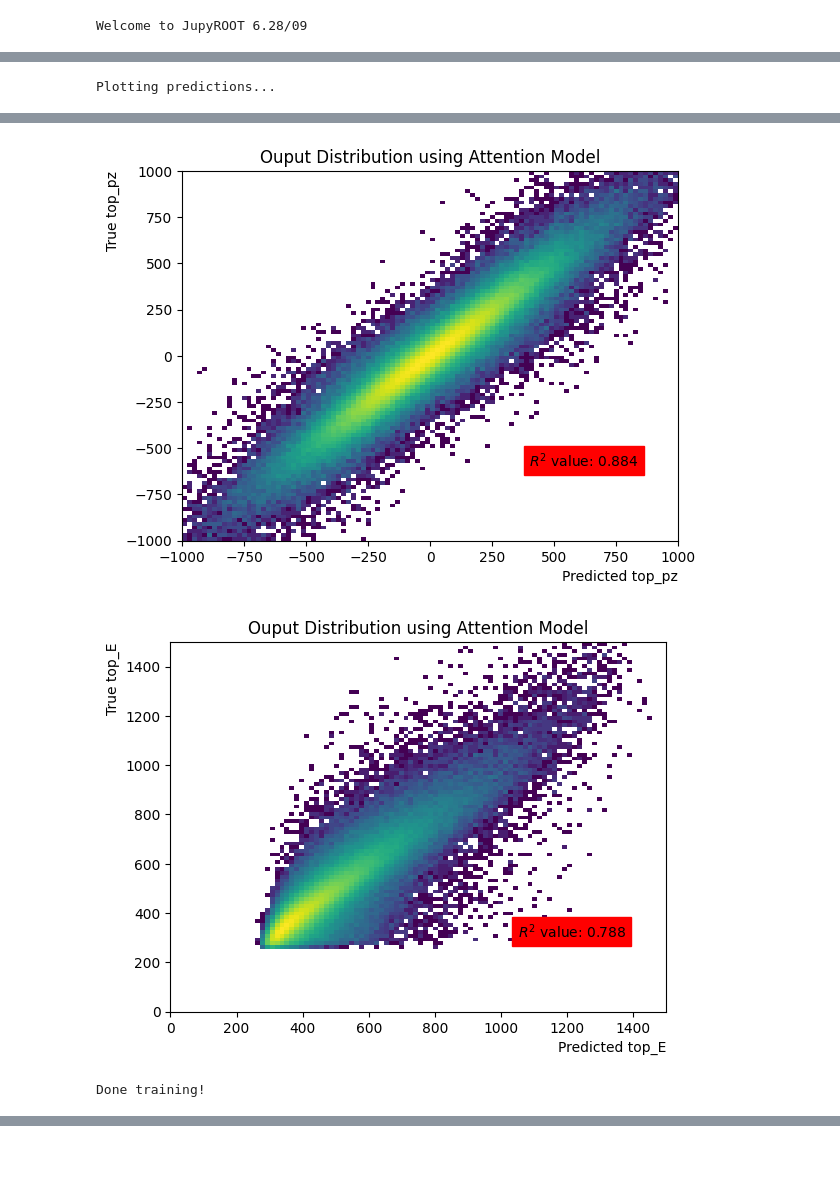
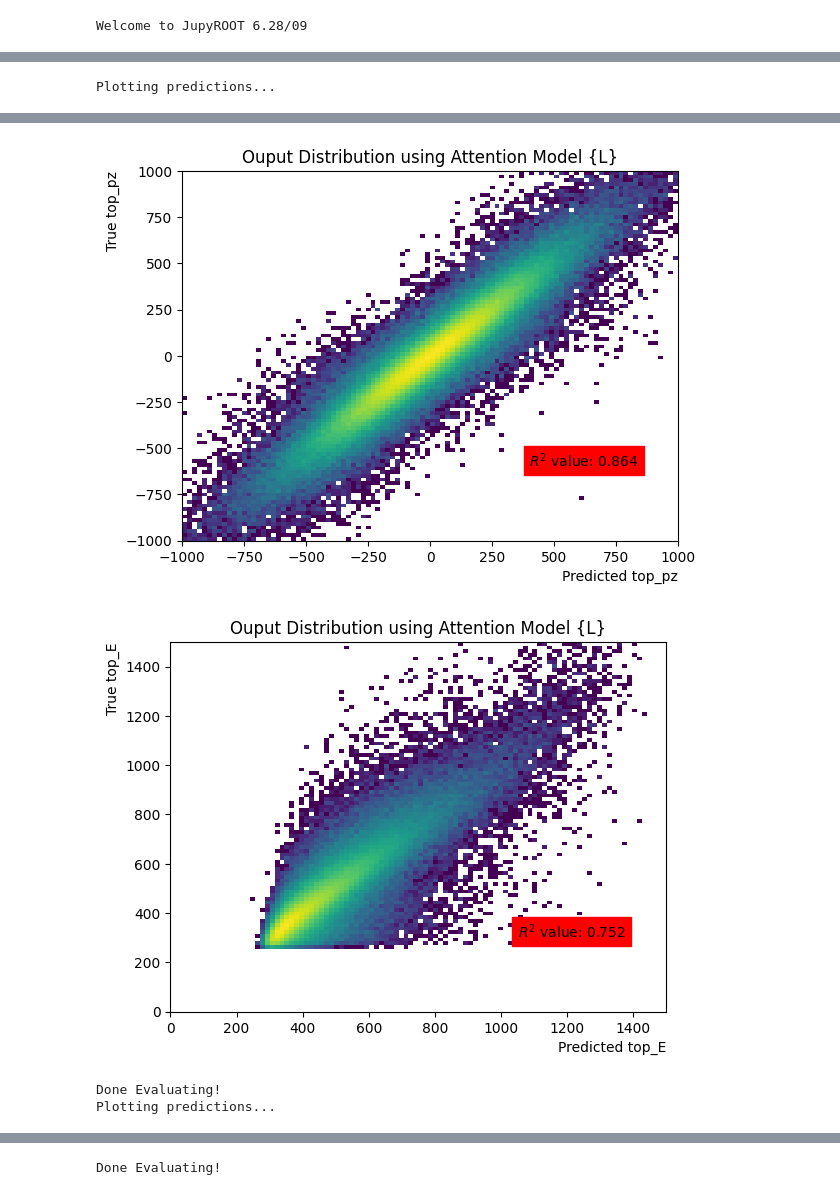
Before and after one commit to LukeV37/Top_Polarimetry, a Jupyter notebook: model/Eval.ipynb, the cells around one changed output, grey strips where cells are left out. Cells and saved outputs as stored; diff of their text form; code cells hidden in the pictures; blank space fills up the shorter version.

```diff
--- a/model/Eval.ipynb
+++ b/model/Eval.ipynb
@@ -28,39 +24,0 @@ analysis_type2 = "bottom"
-# %%
-def eval_plots(true_labels, predicted_labels, analysis_type):
-    if analysis_type=="bottom":
-        feats = ['bottom_px','bottom_py','bottom_pz']
-        ranges = [(-1,1),(-1,1),(-1,1)]
-    if analysis_type=="down":
-        feats = ['down_px','down_py','down_pz']
-        ranges = [(-1,1),(-1,1),(-1,1)]
-    if analysis_type=="top":
-        feats = ['top_px','top_py','top_pz','top_E']
-        ranges = [(-1000,1000),(-1000,1000),(-1000,1000),(0,1500)]
-    num_feats=len(feats)
-
-    print("Plotting predictions...")
-    for i in range(num_feats):
-        plt.figure()
-        plt.hist(np.ravel(true_labels[:,i]),histtype='step',color='r',label='True Distribution',bins=50,range=ranges[i])
-        plt.hist(np.ravel(predicted_labels[:,i]),histtype='step',color='b',label='Predicted Distribution',bins=50,range=ranges[i])
-        plt.title("Predicted Ouput Distribution using Attention Model")
-        plt.legend()
-        plt.yscale('log')
-        plt.xlabel(feats[i],loc='right')
-        #plt.savefig(out_dir+"/pred_1d_"+feats[i]+".png")
-        #plt.show()
-        plt.close()
-
-        plt.figure()
-        plt.title("Ouput Distribution using Attention Model")
-        plt.hist2d(np.ravel(predicted_labels[:,i]),np.ravel(true_labels[:,i]), bins=100,norm=mcolors.LogNorm(),range=(ranges[i],ranges[i]))
-        plt.xlabel('Predicted '+feats[i],loc='right')
-        plt.ylabel('True '+feats[i],loc='top')
-        diff = ranges[i][1] - ranges[i][0]
-        plt.text(ranges[i][1]-0.3*diff,ranges[i][0]+0.2*diff,"$R^2$ value: "+str(round(r2_score(np.ravel(predicted_labels[:,i]),np.ravel(true_labels[:,i])),3)),backgroundcolor='r',color='k')
-        #print("R^2 value: ", round(r2_score(predicted_labels[:,i],true_labels[:,i]),3))
-        #plt.savefig(out_dir+"/pred_2d_"+feats[i]+".png")
-        plt.show()
-        plt.close()
-
-    print("Done training!")
@@ -67,3 +31,4 @@ def eval_plots(true_labels, predicted_labels, analysis_type):
 # %%
-true_top, pred_top = eval_model(tag, in_data_top, in_model_top, out_dir, analysis_type1)
+true_top_L, pred_top_L = eval_model(L_eval_tag, in_data_L, in_model_top, "top")
+true_top_R, pred_top_R = eval_model(R_eval_tag, in_data_R, in_model_top, "top")
 # %% [output]
@@ -78,4 +53,5 @@ Test RMSE:       56.97226766223012
 # %%
-eval_plots(true_top, pred_top, analysis_type1)
+eval_plots("{L}", true_top_L, pred_top_L, "top")
+eval_plots("{R}", true_top_R, pred_top_R, "top")
 # %% [output]
 Plotting predictions...
@@ -84,3 +60,4 @@ Plotting predictions...
-[figure, old version]
+[figure, new version]
-[figure, old version]
+[figure, new version]
-Done training!
+Done Evaluating!
+Plotting predictions...
@@ -87 +68,2 @@ Done training!
+Done Evaluating!
 # %%
```
Also changed, not shown: parts of 14 cells of this notebook.
